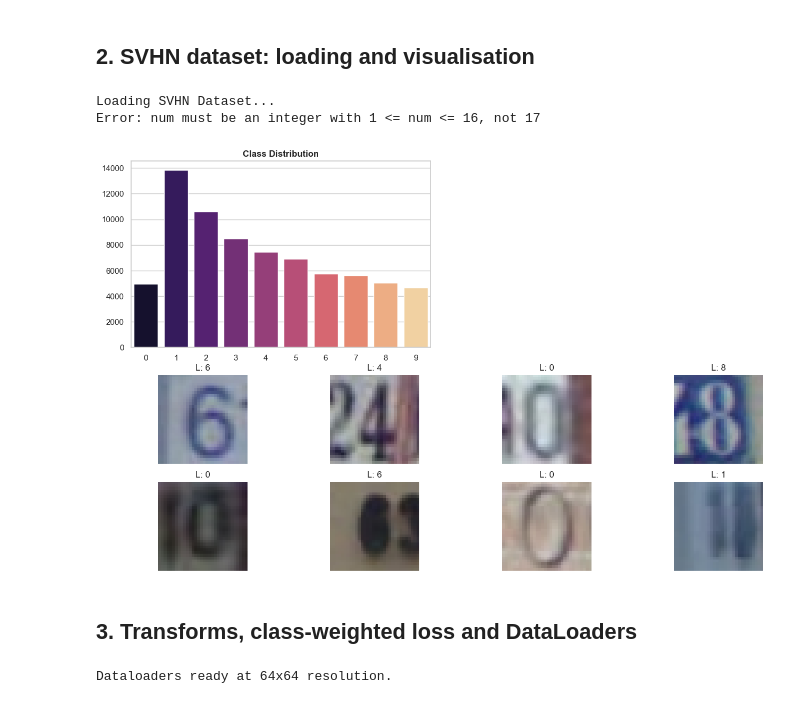
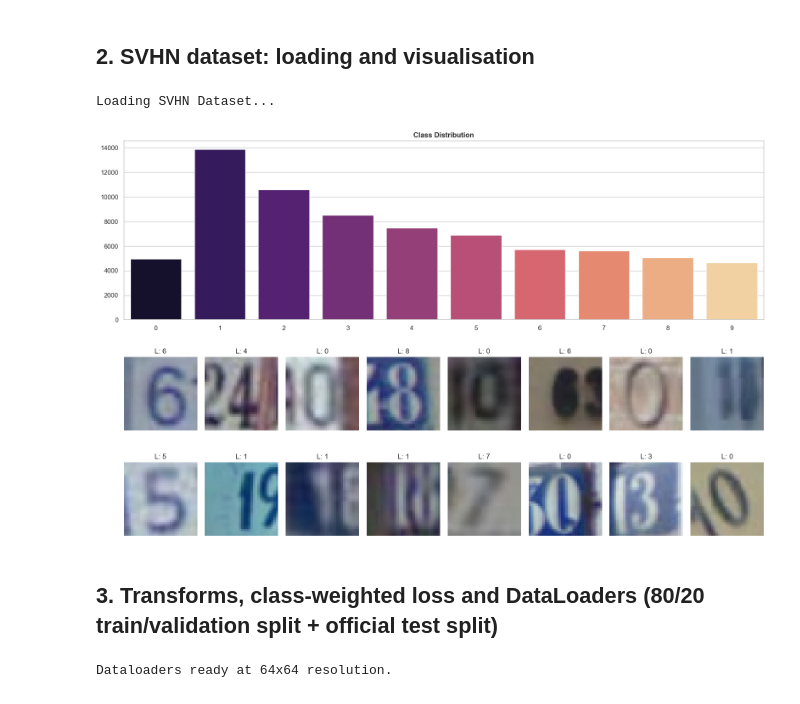
Before and after one commit to ZIADAYMAN81/svhn-lightweight-cnn-benchmark, a Jupyter notebook: notebooks/svhn_lightweight_cnns.ipynb, the cells around one changed output. Drawn from its saved outputs; the diff is of its cells as text; code cells hidden in the pictures.

Commit message:
Full re-run: all 9 experiments trained top-to-bottom with held-out test evaluation; fix missing import and sample-grid bug; update README

```diff
--- a/notebooks/svhn_lightweight_cnns.ipynb
+++ b/notebooks/svhn_lightweight_cnns.ipynb
@@ -47,42 +53,39 @@ try:
     print(f"Loading SVHN Dataset...")
     svhn_train = torchvision.datasets.SVHN(root=DATA_DIR, split='train', download=True)
     labels = svhn_train.labels
     images = svhn_train.data # (N, 3, 32, 32)
 
     class_names = [str(i) for i in range(10)]
     class_counts = np.bincount(labels)
 
     sns.set_theme(style="whitegrid")
     fig = plt.figure(figsize=(16, 10))
 
     # Bar Plot
-    ax1 = fig.add_subplot(2, 2, 1)
-    sns.barplot(x=class_names, y=class_counts, palette="magma", ax=ax1)
+    ax1 = fig.add_subplot(2, 1, 1)
+    sns.barplot(x=class_names, y=class_counts, hue=class_names, palette="magma", legend=False, ax=ax1)
     ax1.set_title("Class Distribution", fontweight='bold')
 
     # Sample Grid
-    ax3 = fig.add_subplot(2, 2, 3)
-    ax3.axis('off')
     indices = np.random.choice(len(images), 16, replace=False)
     sample_imgs = np.transpose(images[indices], (0, 2, 3, 1))
 
     for i in range(16):
-        plt.subplot(4, 4, i+9) # Positioning in the grid
+        plt.subplot(4, 8, i + 17)  # bottom half of a 4x8 grid
         plt.imshow(sample_imgs[i])
         plt.title(f"L: {labels[indices[i]]}")
         plt.axis('off')
 
     plt.tight_layout()
     plt.show()
 
 except Exception as e:
     print(f"Error: {e}")
 # %% [output]
 Loading SVHN Dataset...
-Error: num must be an integer with 1 <= num <= 16, not 17
-[figure, old version]
+[figure, new version]
 # %% [markdown]
-## 3. Transforms, class-weighted loss and DataLoaders
+## 3. Transforms, class-weighted loss and DataLoaders (80/20 train/validation split + official test split)
 # %%
 # 3. TRANSFORMS & DATALOADERS
 import torch
```
Also changed, not shown: parts of 11 cells of this notebook, 2 other files.
